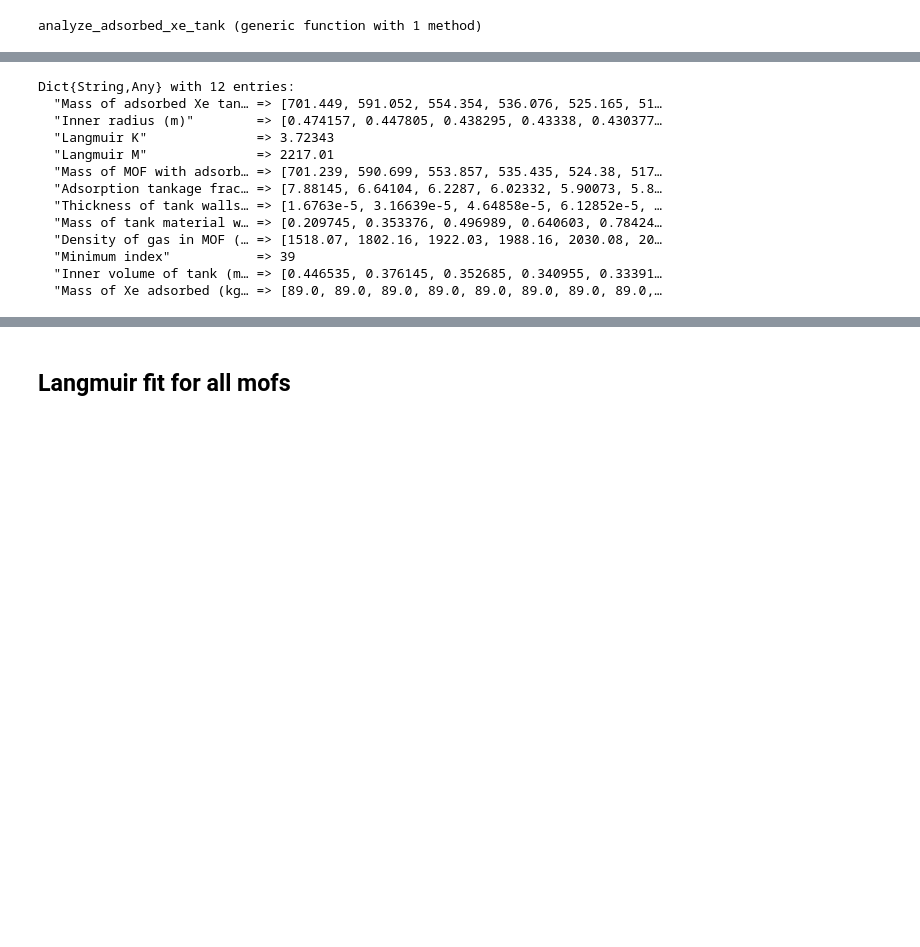
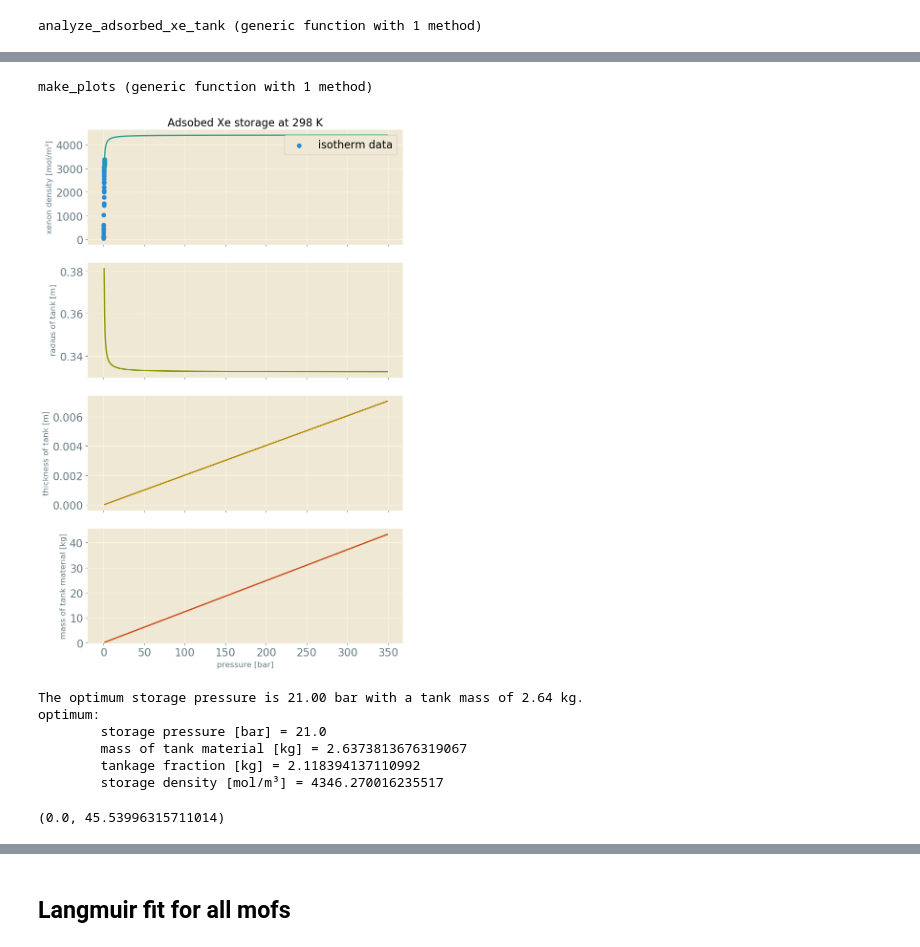
Before and after one commit to SimonEnsemble/PropellantStorage, a Jupyter notebook: Xe_Propellant_Storage.ipynb, the cells around one changed output, grey strips where cells are left out. Cells and saved outputs as stored; diff of their text form; code cells hidden in the pictures; blank space fills up the shorter version.

Commit message:
I added a plot generating function and plotted relevant figures from the adsorption analysis for one of the materials we are currently interested in.

```diff
--- a/Xe_Propellant_Storage.ipynb
+++ b/Xe_Propellant_Storage.ipynb
@@ -512,16 +415,52 @@ Dict{String,Dict} with 10 entries:
 # %%
-dict_axe["SBMOF-1"]
+# dict_axe["SBMOF-1"]
-# %% [output]
-Dict{String,Any} with 12 entries:
-  "Mass of adsorbed Xe tan… => [701.449, 591.052, 554.354, 536.076, 525.165, 51…
-  "Inner radius (m)"        => [0.474157, 0.447805, 0.438295, 0.43338, 0.430377…
-  "Langmuir K"              => 3.72343
-  "Langmuir M"              => 2217.01
-  "Mass of MOF with adsorb… => [701.239, 590.699, 553.857, 535.435, 524.38, 517…
-  "Adsorption tankage frac… => [7.88145, 6.64104, 6.2287, 6.02332, 5.90073, 5.8…
-  "Thickness of tank walls… => [1.6763e-5, 3.16639e-5, 4.64858e-5, 6.12852e-5, …
-  "Mass of tank material w… => [0.209745, 0.353376, 0.496989, 0.640603, 0.78424…
-  "Density of gas in MOF (… => [1518.07, 1802.16, 1922.03, 1988.16, 2030.08, 20…
-  "Minimum index"           => 39
-  "Inner volume of tank (m… => [0.446535, 0.376145, 0.352685, 0.340955, 0.33391…
-  "Mass of Xe adsorbed (kg… => [89.0, 89.0, 89.0, 89.0, 89.0, 89.0, 89.0, 89.0,…
+# %%
+function make_plots(mof_name::String, axe_dict::Dict)
+    argmin_p_mass = axe_dict["Minimum index"]
+    @printf("The optimum storage pressure is %.2f bar with a tank mass of %.2f kg.\n",
+        pressures[argmin_p_mass],axe_dict["Mass of tank material (kg)"][argmin_p_mass])
+
+    println("optimum: ")
+    println("\tstorage pressure [bar] = ", pressures[argmin_p_mass])
+    println("\tmass of tank material [kg] = ", axe_dict["Mass of tank material (kg)"][argmin_p_mass])
+    println("\ttankage fraction [kg] = ", axe_dict["Adsorption tankage fraction"][argmin_p_mass])
+    println("\tstorage density [mol/m³] = ", axe_dict["Density of gas in MOF (mol/m³)"][argmin_p_mass])
+
+
+    fig, axs = subplots(4, 1, figsize=(8, 12),
+                    sharex=true, sharey=false, tight_layout=true)
+
+    axs[1].plot(pressures, axe_dict["Density of gas in MOF (mol/m³)"], color="C1")
+    axs[1].scatter(xe_isotherms[mof_name][!,common_pressure_units],xe_isotherms[mof_name][!,common_loading_units],
+        label="isotherm data")
+    axs[1].legend()
+    axs[1].set_ylabel("xenon density [mol/m³]")
+    axs[1].set_title("Adsobed Xe storage at 298 K")
+
+    axs[2].plot(pressures, axe_dict["Inner radius (m)"], color="C2")
+    axs[2].set_ylabel("radius of tank [m]")
+
+    axs[3].plot(pressures, axe_dict["Thickness of tank walls (m)"], color="C3")
+    axs[3].set_ylabel("thickness of tank [m]")
+    # axs[3].axvline(x=xe_critical_pressure, linestyle="--", color="k", label="crit. pressure", lw=1)
+
+    axs[4].plot(pressures, axe_dict["Mass of tank material (kg)"], color="C4")
+    axs[4].set_ylabel("mass of tank material [kg]")
+
+    xlabel("pressure [bar]")
+    ylim(ymin=0.0)
+
+end
+# %% [output]
+make_plots (generic function with 1 method)
+# %%
+make_plots("SBMOF-2",dict_axe["SBMOF-2"])
+# %% [output]
+[figure, added]
+The optimum storage pressure is 21.00 bar with a tank mass of 2.64 kg.
+optimum:
+        storage pressure [bar] = 21.0
+        mass of tank material [kg] = 2.6373813676319067
+        tankage fraction [kg] = 2.118394137110992
+        storage density [mol/m³] = 4346.270016235517
+(0.0, 45.53996315711014)
```
Also changed, not shown: parts of 16 cells of this notebook, 1 other file.
